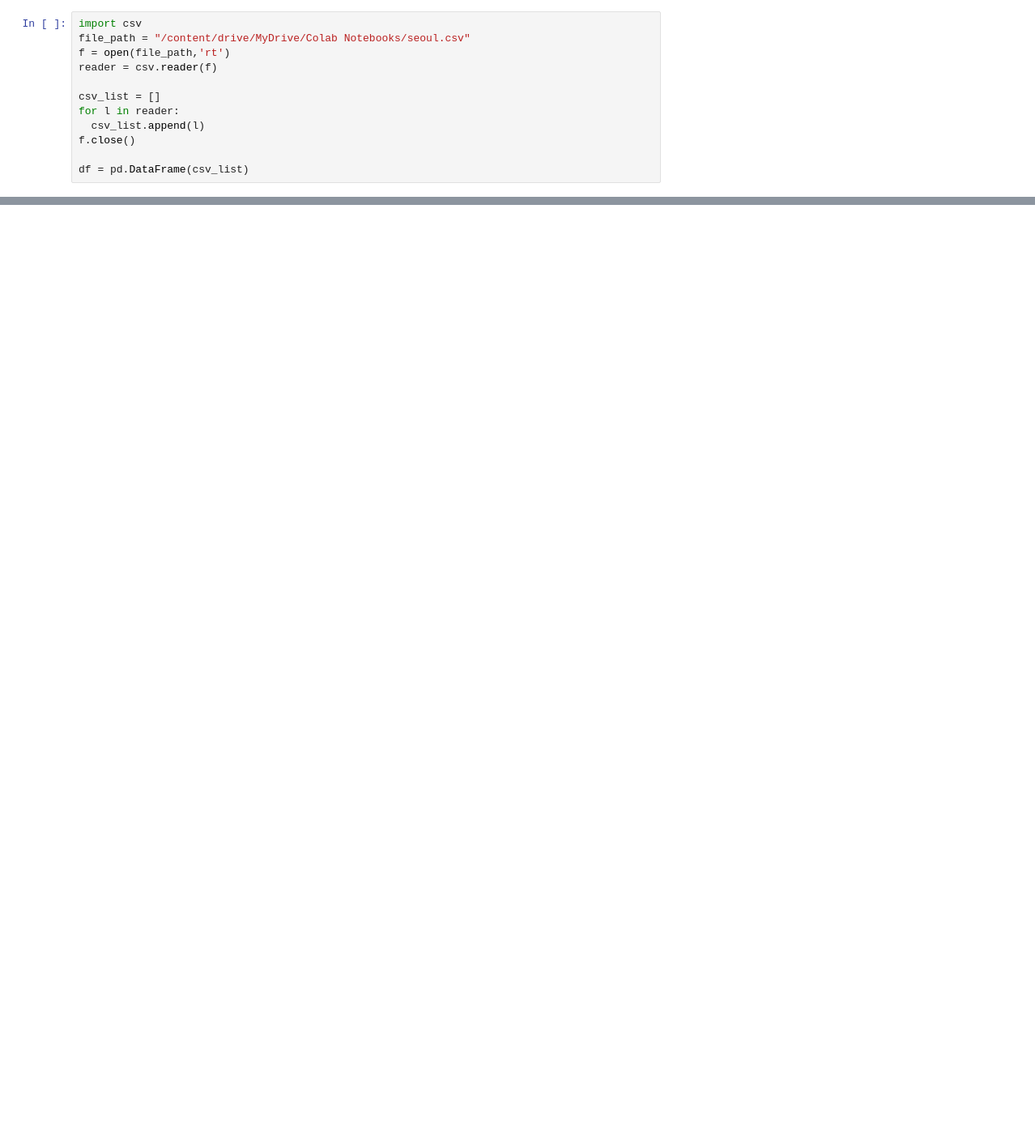
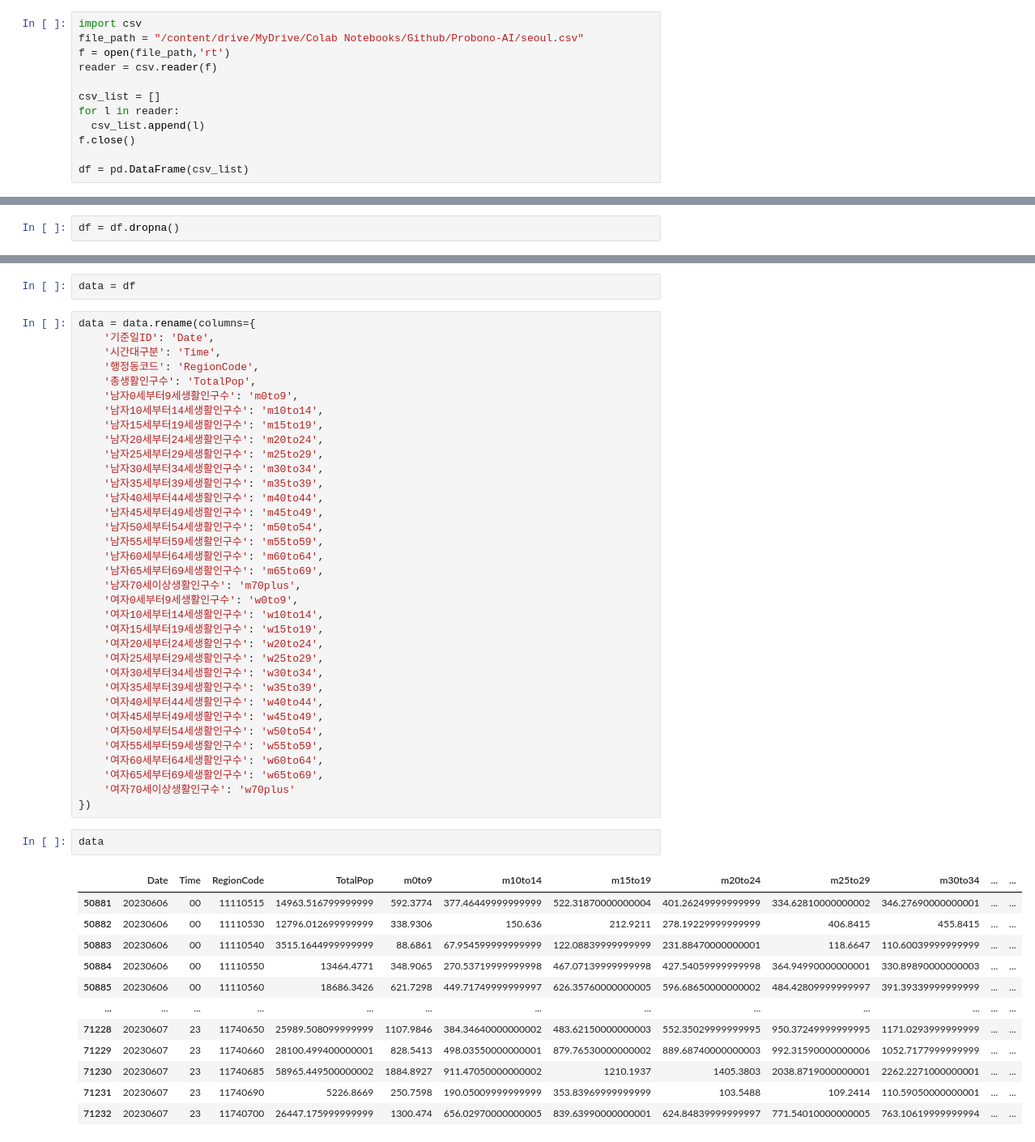
Before and after one commit to ICE-COMMA/Probono-AI, a Jupyter notebook: population.ipynb, the cells around one changed output, grey strips where cells are left out. Shown at 81% size. Cells and saved outputs as stored; diff of their text form; blank space fills up the shorter version.

Commit message:
Feat: csv 데이터 전처리\n\nrow,column index 정보 수정\n\nDev: #3

```diff
--- a/population.ipynb
+++ b/population.ipynb
@@ -5,6 +10,6 @@ from datetime import datetime, date, timedelta
 # %%
 import csv
-file_path = "/content/drive/MyDrive/Colab Notebooks/seoul.csv"
+file_path = "/content/drive/MyDrive/Colab Notebooks/Github/Probono-AI/seoul.csv"
 f = open(file_path,'rt')
 reader = csv.reader(f)
 
@@ -138,0 +133,2 @@ nothing added to commit but untracked files present (use "git add" to track)
+# %%
+df = df.dropna()
@@ -138,0 +151,52 @@ nothing added to commit but untracked files present (use "git add" to track)
+# %%
+data = df
+# %%
+data = data.rename(columns={
+    '기준일ID': 'Date',
+    '시간대구분': 'Time',
+    '행정동코드': 'RegionCode',
+    '총생활인구수': 'TotalPop',
+    '남자0세부터9세생활인구수': 'm0to9',
+    '남자10세부터14세생활인구수': 'm10to14',
+    '남자15세부터19세생활인구수': 'm15to19',
+    '남자20세부터24세생활인구수': 'm20to24',
+    '남자25세부터29세생활인구수': 'm25to29',
+    '남자30세부터34세생활인구수': 'm30to34',
+    '남자35세부터39세생활인구수': 'm35to39',
+    '남자40세부터44세생활인구수': 'm40to44',
+    '남자45세부터49세생활인구수': 'm45to49',
+    '남자50세부터54세생활인구수': 'm50to54',
+    '남자55세부터59세생활인구수': 'm55to59',
+    '남자60세부터64세생활인구수': 'm60to64',
+    '남자65세부터69세생활인구수': 'm65to69',
+    '남자70세이상생활인구수': 'm70plus',
+    '여자0세부터9세생활인구수': 'w0to9',
+    '여자10세부터14세생활인구수': 'w10to14',
+    '여자15세부터19세생활인구수': 'w15to19',
+    '여자20세부터24세생활인구수': 'w20to24',
+    '여자25세부터29세생활인구수': 'w25to29',
+    '여자30세부터34세생활인구수': 'w30to34',
+    '여자35세부터39세생활인구수': 'w35to39',
+    '여자40세부터44세생활인구수': 'w40to44',
+    '여자45세부터49세생활인구수': 'w45to49',
+    '여자50세부터54세생활인구수': 'w50to54',
+    '여자55세부터59세생활인구수': 'w55to59',
+    '여자60세부터64세생활인구수': 'w60to64',
+    '여자65세부터69세생활인구수': 'w65to69',
+    '여자70세이상생활인구수': 'w70plus'
+})
+# %%
+data
+# %% [output]
+|  | Date | Time | RegionCode | TotalPop | m0to9 | m10to14 | m15to19 | m20to24 | m25to29 | m30to34 | ... | ... |
+| 50881 | 20230606 | 00 | 11110515 | 14963.516799999999 | 592.3774 | 377.46449999999999 | 522.31870000000004 | 401.26249999999999 | 334.62810000000002 | 346.27690000000001 | ... | ... |
+| 50882 | 20230606 | 00 | 11110530 | 12796.012699999999 | 338.9306 | 150.636 | 212.9211 | 278.19229999999999 | 406.8415 | 455.8415 | ... | ... |
+| 50883 | 20230606 | 00 | 11110540 | 3515.1644999999999 | 88.6861 | 67.954599999999999 | 122.08839999999999 | 231.88470000000001 | 118.6647 | 110.60039999999999 | ... | ... |
+| 50884 | 20230606 | 00 | 11110550 | 13464.4771 | 348.9065 | 270.53719999999998 | 467.07139999999998 | 427.54059999999998 | 364.94990000000001 | 330.89890000000003 | ... | ... |
+| 50885 | 20230606 | 00 | 11110560 | 18686.3426 | 621.7298 | 449.71749999999997 | 626.35760000000005 | 596.68650000000002 | 484.42809999999997 | 391.39339999999999 | ... | ... |
+| ... | ... | ... | ... | ... | ... | ... | ... | ... | ... | ... | ... | ... |
+| 71228 | 20230607 | 23 | 11740650 | 25989.508099999999 | 1107.9846 | 384.34640000000002 | 483.62150000000003 | 552.35029999999995 | 950.37249999999995 | 1171.0293999999999 | ... | ... |
+| 71229 | 20230607 | 23 | 11740660 | 28100.499400000001 | 828.5413 | 498.03550000000001 | 879.76530000000002 | 889.68740000000003 | 992.31590000000006 | 1052.7177999999999 | ... | ... |
+| 71230 | 20230607 | 23 | 11740685 | 58965.449500000002 | 1884.8927 | 911.47050000000002 | 1210.1937 | 1405.3803 | 2038.8719000000001 | 2262.2271000000001 | ... | ... |
+| 71231 | 20230607 | 23 | 11740690 | 5226.8669 | 250.7598 | 190.05009999999999 | 353.83969999999999 | 103.5488 | 109.2414 | 110.59050000000001 | ... | ... |
+| 71232 | 20230607 | 23 | 11740700 | 26447.175999999999 | 1300.474 | 656.02970000000005 | 839.63990000000001 | 624.84839999999997 | 771.54010000000005 | 763.10619999999994 | ... | ... |
```
Also changed, not shown: parts of 5 cells of this notebook, 1 other file.
